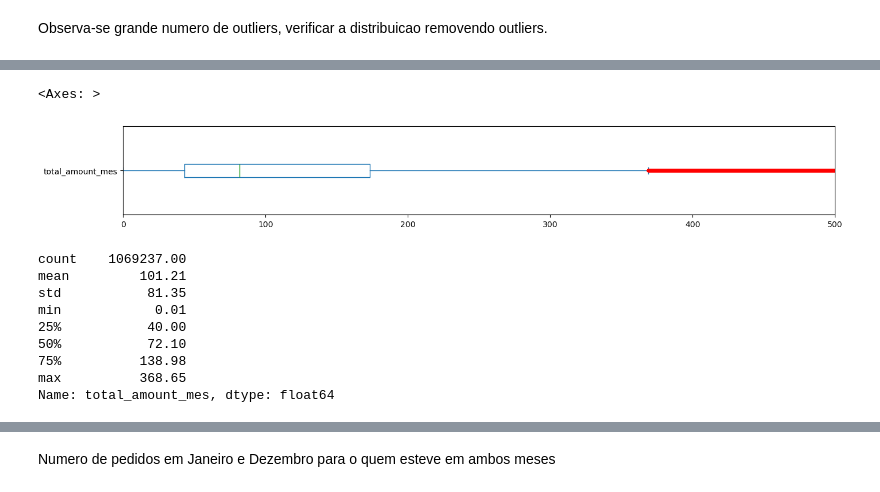
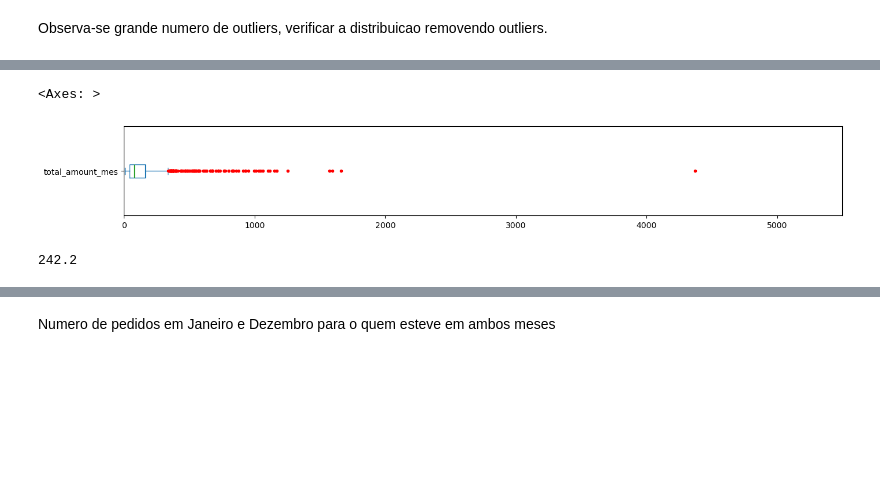
Before and after one commit to elianezanlorense/ifood_cs, a Jupyter notebook: code/notebook/02.Analisis.ipynb, the cells around one changed output, grey strips where cells are left out. Drawn from its saved outputs; the diff is of its cells as text; code cells hidden in the pictures; blank space fills up the shorter version.

```diff
--- a/code/notebook/02.Analisis.ipynb
+++ b/code/notebook/02.Analisis.ipynb
@@ -5,6 +5,8 @@ import pandas as pd
 import matplotlib.pyplot as plt
 import seaborn as sns
 import numpy as np
+import matplotlib.pyplot as plt
+import seaborn as sns
 import json
 sys.path.append('..')
 
@@ -12,16 +14,17 @@ import utilities.functions as functions
 import utilities.descritiva as descritiva
 
 from utilities.descritiva import  (
-    matriz_migracao
+    matriz_migracao,
+    cria_base_decil_wide
 )
 
 from utilities.functions import (
     summary,
-    save_parquet,
     gerar_resumo_decis,
-    resumo_coorte_ativa,
-    cria_base_decil_wide
+    resumo_coorte_ativa
 
 )
+from pathlib import Path
+BASE_PATH = Path("/Users/maceli/ifood_cs/dados")
 # %%
-df_pub_u = pd.read_parquet("../../../dados/gold/df_pub_un.parquet")
+df_pub_u = pd.read_parquet(BASE_PATH / "gold" / "df_pub_un.parquet")
@@ -122,6 +112,6 @@ Name: total_amount_mes, dtype: float64
 # %%
 red_square = dict(markerfacecolor='r', markeredgecolor='r', marker='.')
-publico_janeiro_dezembro['total_amount_mes'].plot(kind='box', xlim=(0, 500), vert=False, flierprops=red_square, figsize=(16,2))
+publico_janeiro_dezembro['total_amount_mes'].plot(kind='box', xlim=(0, 5500), vert=False, flierprops=red_square, figsize=(16,2))
 # %% [output]
 <Axes: >
-[figure, old version]
+[figure, new version]
@@ -128,3 +121,7 @@ publico_janeiro_dezembro['total_amount_mes'].plot(kind='box', xlim=(0, 500), ver
 # %%
-distance = 1.5 * (np.nanpercentile(publico_janeiro_dezembro['total_amount_mes'], 75) - np.nanpercentile(publico_janeiro_dezembro['total_amount_mes'], 25))
-lim_sup=distance + np.nanpercentile(publico_janeiro_dezembro['total_amount_mes'], 75)
+distance = 1.5 * (p75 - p25)
+lim_sup= p75+distance
+lim_inf = p25-distance
+print(lim_sup)
+# %% [output]
+242.2
@@ -139,12 +127,0 @@ pb_drop = publico_janeiro_dezembro.drop(
-# %%
-pb_drop['total_amount_mes'].describe().round(2)
-# %% [output]
-count    1069237.00
-mean         101.21
-std           81.35
-min            0.01
-25%           40.00
-50%           72.10
-75%          138.98
-max          368.65
-Name: total_amount_mes, dtype: float64
```
Also changed, not shown: parts of 39 cells of this notebook.
